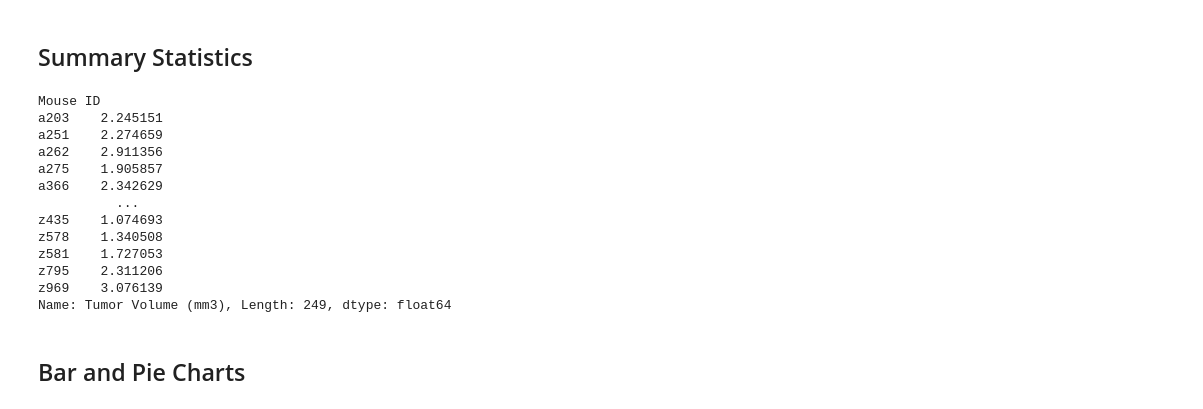
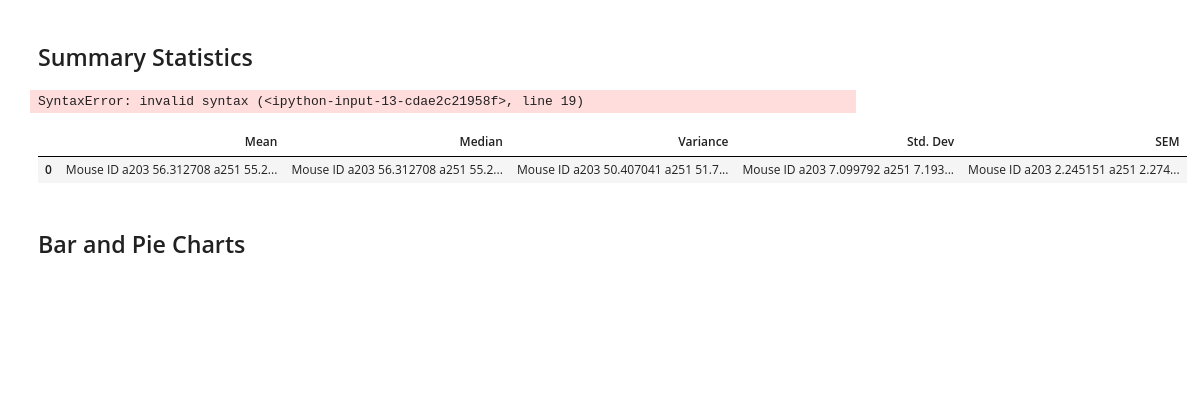
Before and after one commit to jessches5/Matplotlib-Homework, a Jupyter notebook: Pymaceuticals/pymaceuticals_starter.ipynb, the cells around one changed output. Cells and saved outputs as stored; diff of their text form; code cells hidden in the pictures; blank space fills up the shorter version.

```diff
--- a/Pymaceuticals/pymaceuticals_starter.ipynb
+++ b/Pymaceuticals/pymaceuticals_starter.ipynb
@@ -126,24 +127,47 @@ tumor_variance = (unduplicated_group["Tumor Volume (mm3)"]).var()
 tumor_stdev = (unduplicated_group["Tumor Volume (mm3)"]).std()
 
 tumor_SEM = (unduplicated_group)["Tumor Volume (mm3)"].sem()
+
+unduplicated_summary = unduplicated_mice.groupby(["Mouse ID"], as_index=True).agg("Tumor Volume (mm3)":["tumor_mean"],
+                                                                                  "Tumor Volume (mm3)":['std']})
+unduplicated_summary = unduplicated_group["Tumor Volume (mm3)"].agg({
+    np.mean,
+    np.median,
+    np.var,
+    np.std,
+    sen(unduplicated_group)})
+unduplicated_summary()
 # %% [output]
-Mouse ID
-a203    2.245151
-a251    2.274659
-a262    2.911356
-a275    1.905857
-a366    2.342629
-          ...
-z435    1.074693
-z578    1.340508
-z581    1.727053
-z795    2.311206
-z969    3.076139
-Name: Tumor Volume (mm3), Length: 249, dtype: float64
+SyntaxError: invalid syntax (<ipython-input-13-cdae2c21958f>, line 19)
 # %%
 # Generate a summary statistics table of mean, median, variance, standard deviation, and SEM of the tumor volume for each regimen
 
 # Using the aggregation method, produce the same summary statistics in a single line
+
+unduplicated_group = unduplicated_mice.groupby(["Mouse ID"])
+
+tumor_mean = (unduplicated_group["Tumor Volume (mm3)"]).mean()
+
+tumor_median = (unduplicated_group["Tumor Volume (mm3)"]).median()
+
+tumor_variance = (unduplicated_group["Tumor Volume (mm3)"]).var()
+
+tumor_stdev = (unduplicated_group["Tumor Volume (mm3)"]).std()
+
+tumor_SEM = (unduplicated_group)["Tumor Volume (mm3)"].sem()
+
+
+mice_summary = pd.DataFrame([
+                            {"Mean": tumor_mean,
+                             "Median": tumor_mean,
+                             "Variance": tumor_variance,
+                             "Std. Dev": tumor_stdev,
+                             "SEM": tumor_SEM}
+])
+mice_summary.head()
+# %% [output]
+|  | Mean | Median | Variance | Std. Dev | SEM |
+| 0 | Mouse ID a203 56.312708 a251 55.2... | Mouse ID a203 56.312708 a251 55.2... | Mouse ID a203 50.407041 a251 51.7... | Mouse ID a203 7.099792 a251 7.193... | Mouse ID a203 2.245151 a251 2.274... |
 # %% [markdown]
 ## Bar and Pie Charts
 # %%
```
Also changed, not shown: parts of 4 cells of this notebook.
